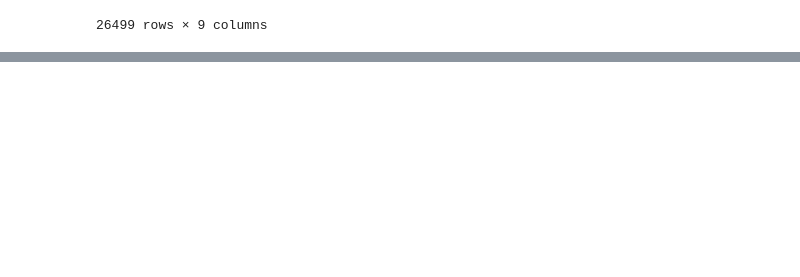
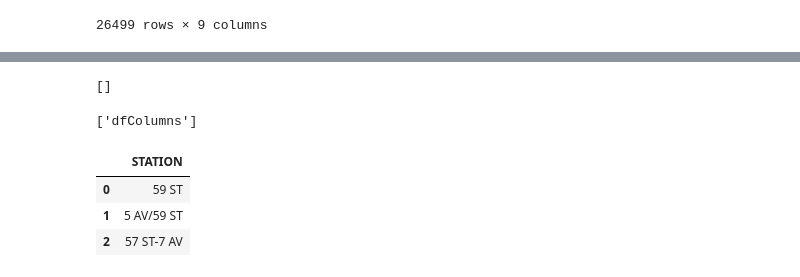
Before and after one commit to Rawanawh/MTA-ExploratoryDataAnalysis, a Jupyter notebook: mydatafrommta.ipynb, the cells around one changed output, grey strips where cells are left out. Cells and saved outputs as stored; diff of their text form; code cells hidden in the pictures; blank space fills up the shorter version.

```diff
--- a/mydatafrommta.ipynb
+++ b/mydatafrommta.ipynb
@@ -140,0 +132,7 @@ stations_and_entries.sort_values('ENTRIES').tail(10).plot.barh(title='Top 10 Cow
+# %%
+engine = create_engine("sqlite:///mydatafrommta.db")
+# %%
+all_tables = engine.table_names()
+all_tables
+# %% [output]
+[]
@@ -140,0 +141,4 @@ stations_and_entries.sort_values('ENTRIES').tail(10).plot.barh(title='Top 10 Cow
+# %%
+engine.table_names()
+# %% [output]
+['dfColumns']
@@ -140,0 +147,7 @@ stations_and_entries.sort_values('ENTRIES').tail(10).plot.barh(title='Top 10 Cow
+# %%
+pd.read_sql('SELECT DISTINCT STATION FROM dfColumns limit 3;', engine)
+# %% [output]
+|  | STATION |
+| 0 | 59 ST |
+| 1 | 5 AV/59 ST |
+| 2 | 57 ST-7 AV |
```
Also changed, not shown: parts of 15 cells of this notebook.
